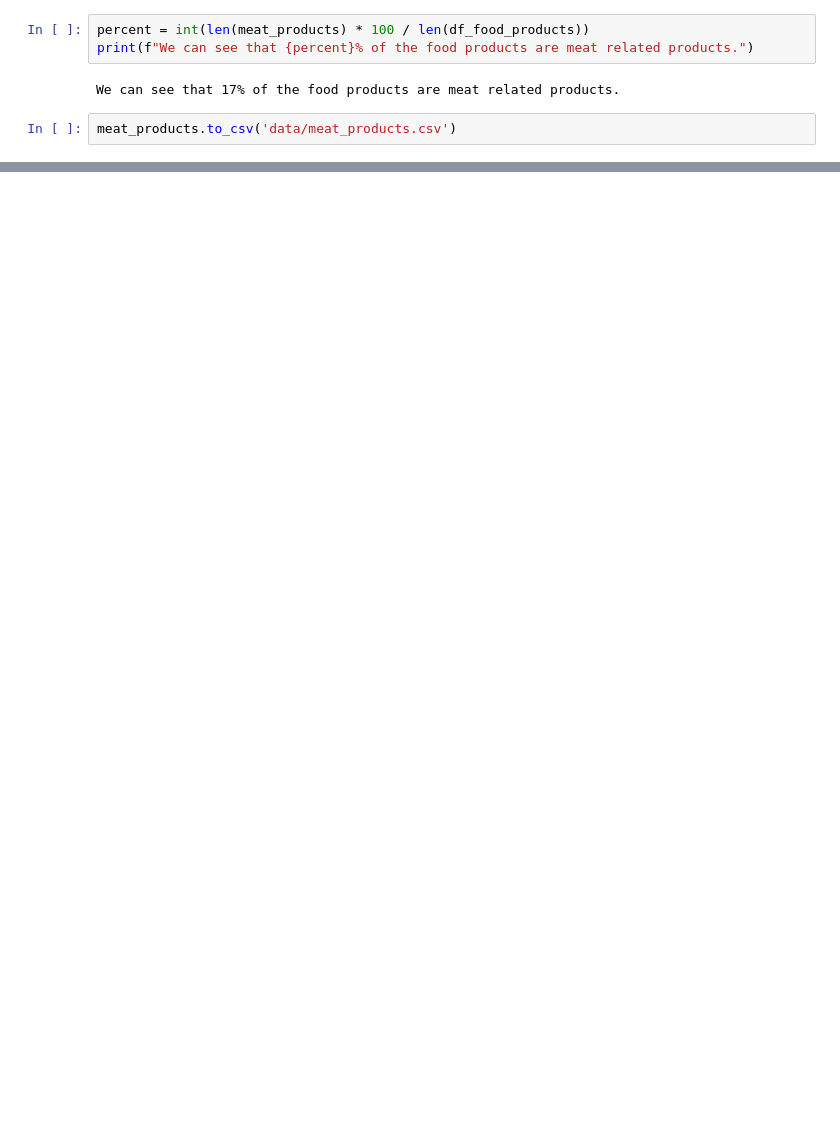
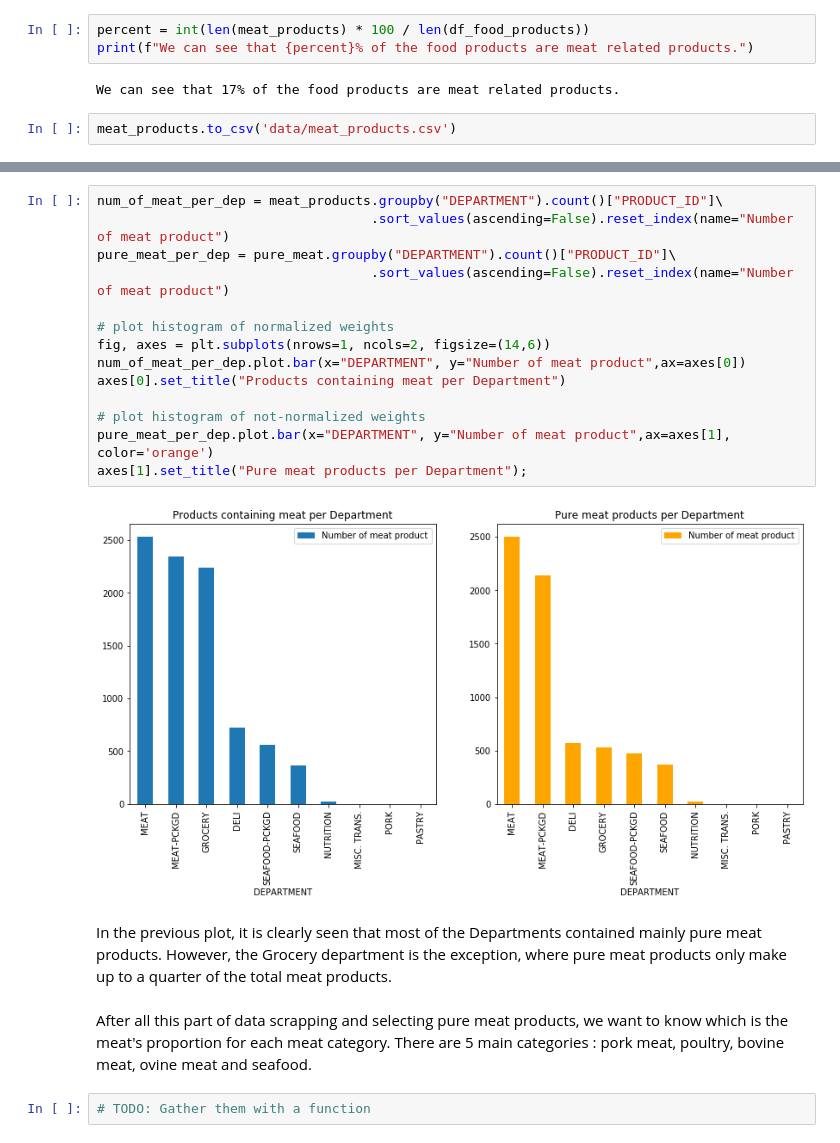
Before and after one commit to BenjaminEngelman/ADA-Project, a Jupyter notebook: preprocess.ipynb, the cells around one changed output, grey strips where cells are left out. Saved outputs shown, nothing was run; the diff lists cells and outputs as text; blank space fills up the shorter version.

```diff
--- a/preprocess.ipynb
+++ b/preprocess.ipynb
@@ -207,0 +230,22 @@ meat_products.to_csv('data/meat_products.csv')
+# %%
+num_of_meat_per_dep = meat_products.groupby("DEPARTMENT").count()["PRODUCT_ID"]\
+                                   .sort_values(ascending=False).reset_index(name="Number of meat product")
+pure_meat_per_dep = pure_meat.groupby("DEPARTMENT").count()["PRODUCT_ID"]\
+                                   .sort_values(ascending=False).reset_index(name="Number of meat product")
+
+# plot histogram of normalized weights
+fig, axes = plt.subplots(nrows=1, ncols=2, figsize=(14,6))
+num_of_meat_per_dep.plot.bar(x="DEPARTMENT", y="Number of meat product",ax=axes[0])
+axes[0].set_title("Products containing meat per Department")
+
+# plot histogram of not-normalized weights
+pure_meat_per_dep.plot.bar(x="DEPARTMENT", y="Number of meat product",ax=axes[1], color='orange')
+axes[1].set_title("Pure meat products per Department");
+# %% [output]
+[figure, added]
+# %% [markdown]
+In the previous plot, it is clearly seen that most of the Departments contained mainly pure meat products. However, the Grocery department is the exception, where pure meat products only make up to a quarter of the total meat products.
+# %% [markdown]
+After all this part of data scrapping and selecting pure meat products, we want to know which is the meat's proportion for each meat category. There are 5 main categories : pork meat, poultry, bovine meat, ovine meat and seafood.
+# %%
+# TODO: Gather them with a function
```
Also changed, not shown: parts of 24 cells of this notebook, 14 other files.
